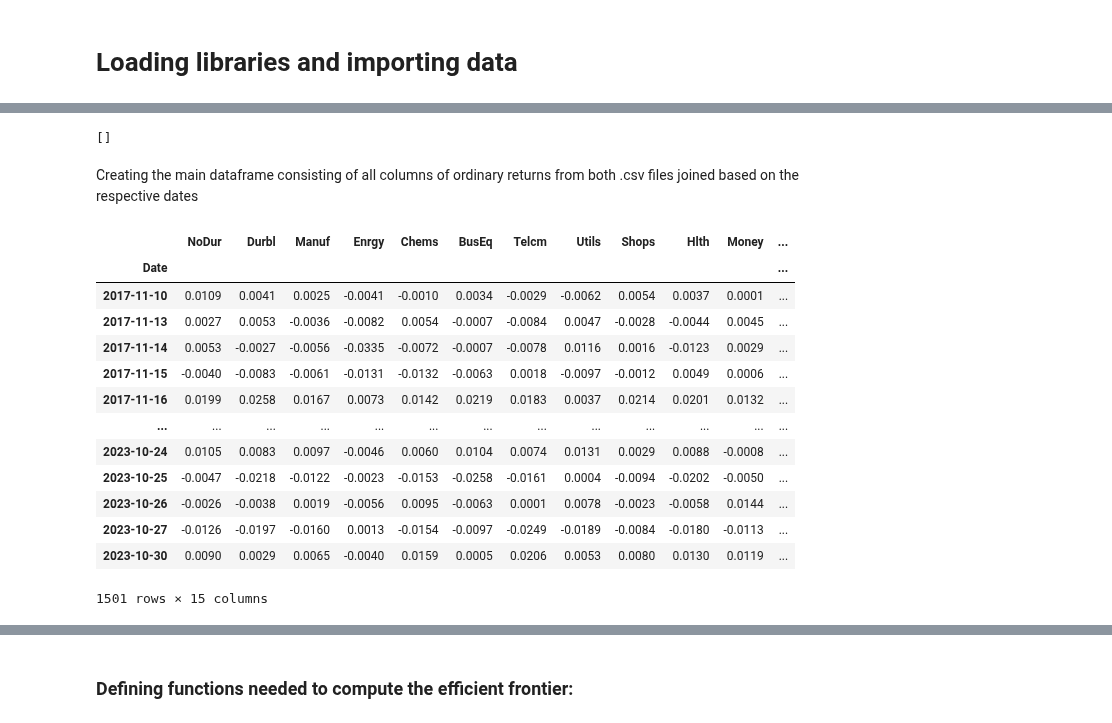
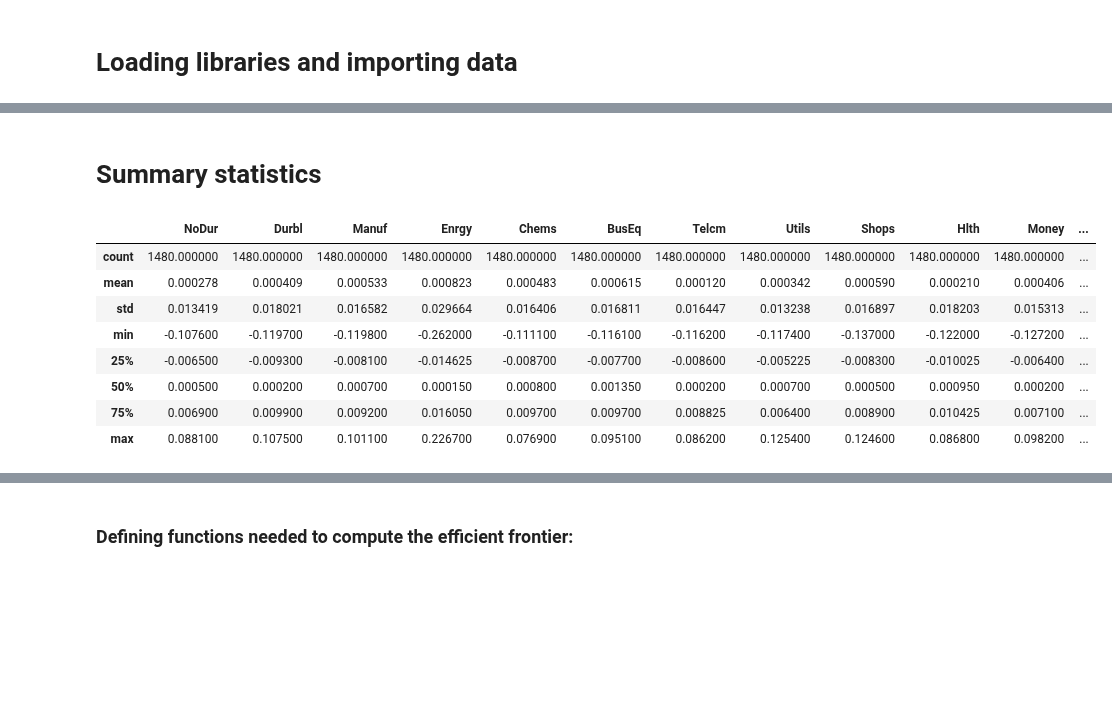
Before and after one commit to fairwayfinder/crypto-mean-variance-frontier, a Jupyter notebook: notebooks/MAIN.ipynb, the cells around one changed output, grey strips where cells are left out. Saved outputs shown, nothing was run; the diff lists cells and outputs as text; code cells hidden in the pictures; blank space fills up the shorter version.

Commit message:
Cleaned up start of MAIN.ipynb, updated README

```diff
--- a/notebooks/MAIN.ipynb
+++ b/notebooks/MAIN.ipynb
@@ -37,36 +22,0 @@ Double check on dates of available data (excluding the weekend price data charac
-# %%
-# Convert the indices to sets
-dates_in_industry = set(test_industry.index)
-dates_in_crypto = set(test_crypto.index)
-
-# Find dates that are only in crypto_returns
-dates_only_in_crypto_returns = dates_in_crypto - dates_in_industry
-
-# Convert to a sorted list for easier viewing or further processing
-dates_only_in_crypto_returns = sorted(list(dates_only_in_crypto_returns))
-
-# Print or inspect the dates
-print(dates_only_in_crypto_returns)
-# %% [output]
-[]
-# %% [markdown]
-Creating the main dataframe consisting of all columns of ordinary returns from both .csv files joined based on the respective dates
-# %%
-ind_crypto = pd.merge(test_industry, test_crypto, on='Date') # this is an inner join --> only includes values that has dates in both df:s
-ind_crypto = ind_crypto.set_index('Date')
-ind_crypto
-# %% [output]
-|  | NoDur | Durbl | Manuf | Enrgy | Chems | BusEq | Telcm | Utils | Shops | Hlth | Money | ... |
-| Date |  |  |  |  |  |  |  |  |  |  |  | ... |
-| 2017-11-10 | 0.0109 | 0.0041 | 0.0025 | -0.0041 | -0.0010 | 0.0034 | -0.0029 | -0.0062 | 0.0054 | 0.0037 | 0.0001 | ... |
-| 2017-11-13 | 0.0027 | 0.0053 | -0.0036 | -0.0082 | 0.0054 | -0.0007 | -0.0084 | 0.0047 | -0.0028 | -0.0044 | 0.0045 | ... |
-| 2017-11-14 | 0.0053 | -0.0027 | -0.0056 | -0.0335 | -0.0072 | -0.0007 | -0.0078 | 0.0116 | 0.0016 | -0.0123 | 0.0029 | ... |
-| 2017-11-15 | -0.0040 | -0.0083 | -0.0061 | -0.0131 | -0.0132 | -0.0063 | 0.0018 | -0.0097 | -0.0012 | 0.0049 | 0.0006 | ... |
-| 2017-11-16 | 0.0199 | 0.0258 | 0.0167 | 0.0073 | 0.0142 | 0.0219 | 0.0183 | 0.0037 | 0.0214 | 0.0201 | 0.0132 | ... |
-| ... | ... | ... | ... | ... | ... | ... | ... | ... | ... | ... | ... | ... |
-| 2023-10-24 | 0.0105 | 0.0083 | 0.0097 | -0.0046 | 0.0060 | 0.0104 | 0.0074 | 0.0131 | 0.0029 | 0.0088 | -0.0008 | ... |
-| 2023-10-25 | -0.0047 | -0.0218 | -0.0122 | -0.0023 | -0.0153 | -0.0258 | -0.0161 | 0.0004 | -0.0094 | -0.0202 | -0.0050 | ... |
-| 2023-10-26 | -0.0026 | -0.0038 | 0.0019 | -0.0056 | 0.0095 | -0.0063 | 0.0001 | 0.0078 | -0.0023 | -0.0058 | 0.0144 | ... |
-| 2023-10-27 | -0.0126 | -0.0197 | -0.0160 | 0.0013 | -0.0154 | -0.0097 | -0.0249 | -0.0189 | -0.0084 | -0.0180 | -0.0113 | ... |
-| 2023-10-30 | 0.0090 | 0.0029 | 0.0065 | -0.0040 | 0.0159 | 0.0005 | 0.0206 | 0.0053 | 0.0080 | 0.0130 | 0.0119 | ... |
-1501 rows × 15 columns
@@ -72,0 +29,14 @@ ind_crypto
+# %% [markdown]
+# Summary statistics
+# %%
+ind_crypto.describe()
+# %% [output]
+|  | NoDur | Durbl | Manuf | Enrgy | Chems | BusEq | Telcm | Utils | Shops | Hlth | Money | ... |
+| count | 1480.000000 | 1480.000000 | 1480.000000 | 1480.000000 | 1480.000000 | 1480.000000 | 1480.000000 | 1480.000000 | 1480.000000 | 1480.000000 | 1480.000000 | ... |
+| mean | 0.000278 | 0.000409 | 0.000533 | 0.000823 | 0.000483 | 0.000615 | 0.000120 | 0.000342 | 0.000590 | 0.000210 | 0.000406 | ... |
+| std | 0.013419 | 0.018021 | 0.016582 | 0.029664 | 0.016406 | 0.016811 | 0.016447 | 0.013238 | 0.016897 | 0.018203 | 0.015313 | ... |
+| min | -0.107600 | -0.119700 | -0.119800 | -0.262000 | -0.111100 | -0.116100 | -0.116200 | -0.117400 | -0.137000 | -0.122000 | -0.127200 | ... |
+| 25% | -0.006500 | -0.009300 | -0.008100 | -0.014625 | -0.008700 | -0.007700 | -0.008600 | -0.005225 | -0.008300 | -0.010025 | -0.006400 | ... |
+| 50% | 0.000500 | 0.000200 | 0.000700 | 0.000150 | 0.000800 | 0.001350 | 0.000200 | 0.000700 | 0.000500 | 0.000950 | 0.000200 | ... |
+| 75% | 0.006900 | 0.009900 | 0.009200 | 0.016050 | 0.009700 | 0.009700 | 0.008825 | 0.006400 | 0.008900 | 0.010425 | 0.007100 | ... |
+| max | 0.088100 | 0.107500 | 0.101100 | 0.226700 | 0.076900 | 0.095100 | 0.086200 | 0.125400 | 0.124600 | 0.086800 | 0.098200 | ... |
```
Also changed, not shown: parts of 11 cells of this notebook, 3 other files.
